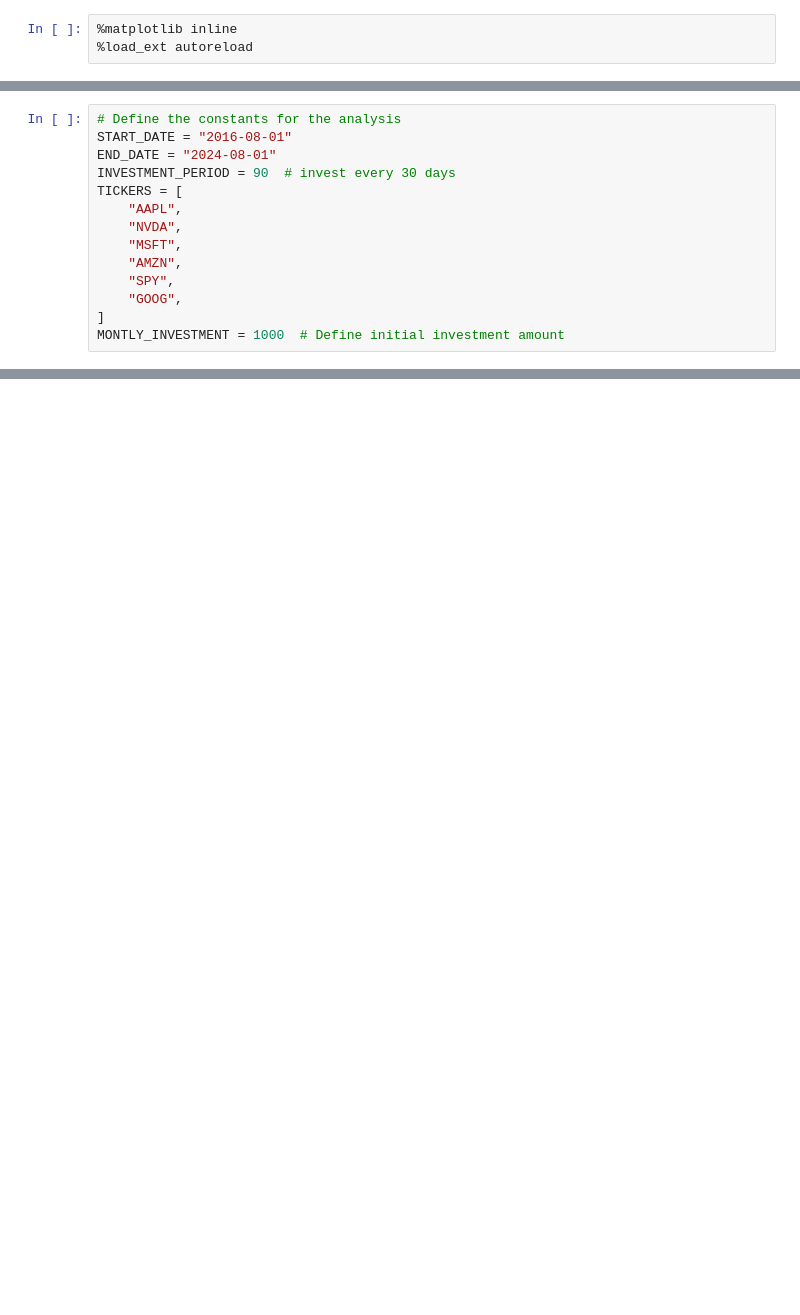
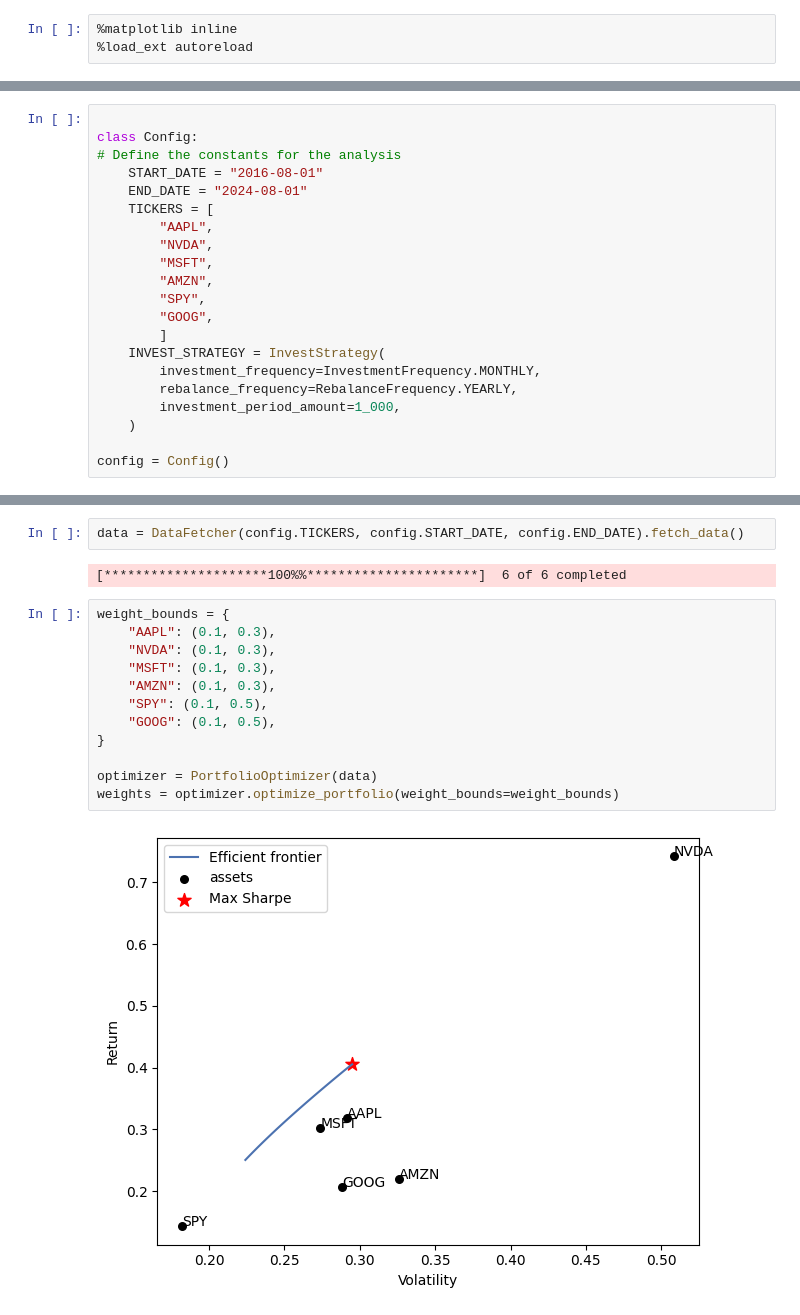
Before and after one commit to slavadubrov/invest, a Jupyter notebook: notebooks/analyse_custom_portfolio.ipynb, the cells around one changed output, grey strips where cells are left out. Drawn from its saved outputs; the diff is of its cells as text; blank space fills up the shorter version.

```diff
--- a/notebooks/analyse_custom_portfolio.ipynb
+++ b/notebooks/analyse_custom_portfolio.ipynb
@@ -11,14 +11,21 @@ from invest.calculation import calculate_cumulative_value_with_contributions_and
 # %%
+
+class Config:
 # Define the constants for the analysis
-START_DATE = "2016-08-01"
-END_DATE = "2024-08-01"
-INVESTMENT_PERIOD = 90  # invest every 30 days
-TICKERS = [
-    "AAPL",
-    "NVDA",
-    "MSFT",
-    "AMZN",
-    "SPY",
-    "GOOG",
-]
-MONTLY_INVESTMENT = 1000  # Define initial investment amount
+    START_DATE = "2016-08-01"
+    END_DATE = "2024-08-01"
+    TICKERS = [
+        "AAPL",
+        "NVDA",
+        "MSFT",
+        "AMZN",
+        "SPY",
+        "GOOG",
+        ]
+    INVEST_STRATEGY = InvestStrategy(
+        investment_frequency=InvestmentFrequency.MONTHLY,
+        rebalance_frequency=RebalanceFrequency.YEARLY,
+        investment_period_amount=1_000,
+    )
+
+config = Config()
@@ -206,0 +32,18 @@ Total return percentage: 299.98%
+# %%
+data = DataFetcher(config.TICKERS, config.START_DATE, config.END_DATE).fetch_data()
+# %% [output]
+[*********************100%%**********************]  6 of 6 completed
+# %%
+weight_bounds = {
+    "AAPL": (0.1, 0.3),
+    "NVDA": (0.1, 0.3),
+    "MSFT": (0.1, 0.3),
+    "AMZN": (0.1, 0.3),
+    "SPY": (0.1, 0.5),
+    "GOOG": (0.1, 0.5),
+}
+
+optimizer = PortfolioOptimizer(data)
+weights = optimizer.optimize_portfolio(weight_bounds=weight_bounds)
+# %% [output]
+[figure, added]
```
Also changed, not shown: parts of 8 cells of this notebook, 7 other files.
